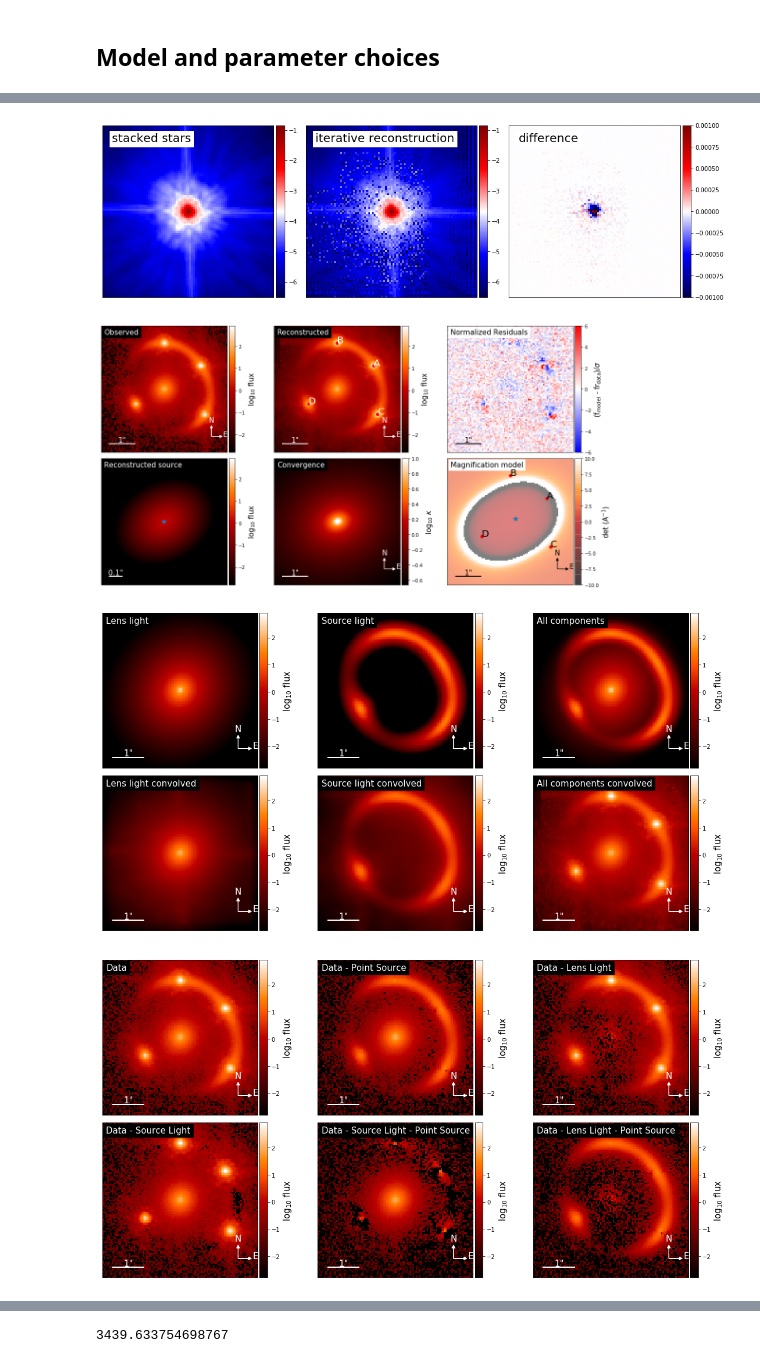
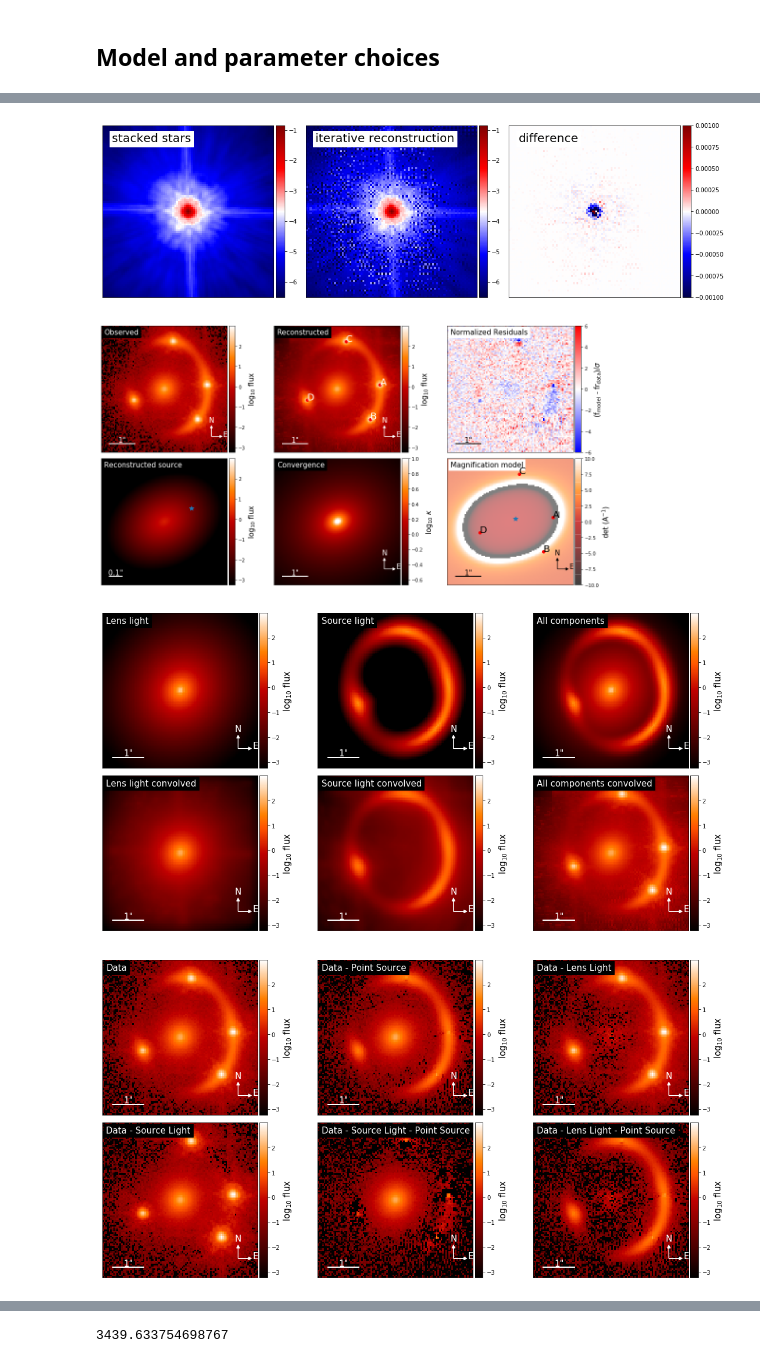
Before and after one commit to lenstronomy/lenstronomy-tutorials, a Jupyter notebook: lenstronomy_extensions/Notebooks/time-delay cosmography psf.ipynb, the cells around one changed output, grey strips where cells are left out. Cells and saved outputs as stored; diff of their text form; code cells hidden in the pictures.

```diff
--- a/lenstronomy_extensions/Notebooks/time-delay cosmography psf.ipynb
+++ b/lenstronomy_extensions/Notebooks/time-delay cosmography psf.ipynb
@@ -94,11 +94,11 @@ psf_class = PSF(**kwargs_psf)
 [figure]
 # %%
 # lensing quantities
-kwargs_shear = {'e1': 0.0, 'e2': -0.05}  # shear values to the source plane
+kwargs_shear = {'gamma_ext': 0.05, 'psi_ext': -np.pi/2}  # shear values to the source plane
 kwargs_spemd = {'theta_E': 1.66, 'gamma': 1.95, 'center_x': 0.0, 'center_y': 0, 'e1': 0.1, 'e2': 0.1}  # parameters of the deflector lens model
 
 # the lens model is a supperposition of an elliptical lens model with external shear
-lens_model_list = ['SPEMD', 'SHEAR']
+lens_model_list = ['SPEMD', 'SHEAR_GAMMA_PSI']
 kwargs_lens = [kwargs_spemd, kwargs_shear]
 lens_model_class = LensModel(lens_model_list=lens_model_list)
 
@@ -215,11 +215,11 @@ kwargs_lower_lens.append({'theta_E': 0.01,'q': .5, 'gamma': 1.5, 'phi_G': 0., 'c
 kwargs_upper_lens.append({'theta_E': 10,'q': .5, 'gamma': 2.5, 'phi_G': 0., 'center_x': 10, 'center_y': 10})
 
 fixed_lens.append({'ra_0': 0, 'dec_0': 0})
-kwargs_lens_init.append({'e1': 0.0, 'e2': 0.0})
+kwargs_lens_init.append({'gamma_ext': 0.05, 'psi_ext': 0})
 #kwargs_lens_init.append(kwargs_shear)
-kwargs_lens_sigma.append({'e1': 0.1, 'e2': 0.1})
-kwargs_lower_lens.append({'e1': -0.2, 'e2': -0.2})
-kwargs_upper_lens.append({'e1': 0.2, 'e2': 0.2})
+kwargs_lens_sigma.append({'gamma_ext': 0.05, 'psi_ext': np.pi})
+kwargs_lower_lens.append({'gamma_ext': 0., 'psi_ext': -np.pi})
+kwargs_upper_lens.append({ 'gamma_ext': 0.3, 'psi_ext': np.pi})
 
 lens_params = [kwargs_lens_init, kwargs_lens_sigma, fixed_lens, kwargs_lower_lens, kwargs_upper_lens]
 
@@ -275,7 +275,7 @@ kwargs_params = {'lens_model': lens_params,
                 'source_model': source_params,
                 'lens_light_model': lens_light_params,
                 'point_source_model': ps_params,
-                'cosmography': cosmo_params}
+                'special': cosmo_params}
 # %%
 # now we first run a PSO with the wrong PSF
 psf_iter_factor = 0.5
@@ -319,7 +319,7 @@ fitting_kwargs_list = [['update_settings', {'lens_add_fixed': [[0, ['gamma']]]}]
 
 start_time = time.time()
 chain_list = fitting_seq.fit_sequence(fitting_kwargs_list)
-lens_result, source_result, lens_light_result, ps_result, cosmo_result = fitting_seq.best_fit()
+kwargs_result = fitting_seq.best_fit()
 end_time = time.time()
 print(end_time - start_time, 'total time needed for computation')
 print('============ CONGRATULATION, YOUR JOB WAS SUCCESSFUL ================ ')
@@ -328,8 +328,7 @@ print('============ CONGRATULATION, YOUR JOB WAS SUCCESSFUL ================ ')
 
 import lenstronomy.Plots.output_plots as out_plot
 from lenstronomy.Plots.output_plots import ModelPlot
-modelPlot = ModelPlot(multi_band_list, kwargs_model, lens_result, source_result,
-                             lens_light_result, ps_result, arrow_size=0.02, cmap_string="gist_heat")
+modelPlot = ModelPlot(multi_band_list, kwargs_model, kwargs_result, arrow_size=0.02, cmap_string="gist_heat")
 f, axes = modelPlot.plot_main(); f.show()
 f, axes = modelPlot.plot_separate(); f.show()
 f, axes = modelPlot.plot_subtract_from_data_all(); f.show()
@@ -371,8 +372,7 @@ multi_band_list = fitting_seq.multi_band_list
 kwargs_psf_updated = multi_band_list[0][1]
 f, axes = out_plot.psf_iteration_compare(kwargs_psf_updated)
 f.show()
-modelPlot = ModelPlot(multi_band_list, kwargs_model, lens_result, source_result,
-                             lens_light_result, ps_result, arrow_size=0.02, cmap_string="gist_heat")
+modelPlot = ModelPlot(multi_band_list, kwargs_model, kwargs_result, arrow_size=0.02, cmap_string="gist_heat")
 f, axes = modelPlot.plot_main()
 f.show()
 f, axes = modelPlot.plot_separate()
@@ -386,7 +386,7 @@ reduced chi^2 =  1.4042310272758942
-[figure, old version]
+[figure, new version]
-[figure, old version]
+[figure, new version]
-[figure, old version]
+[figure, new version]
-[figure, old version]
+[figure, new version]
 # %%
 # and now we run another PSO optimization followed by another PSF iteration
 fitting_kwargs_list = [['update_settings', {'lens_remove_fixed': [[0, ['gamma']]]}],
```
Also changed, not shown: parts of 7 cells of this notebook, 15 other files.
